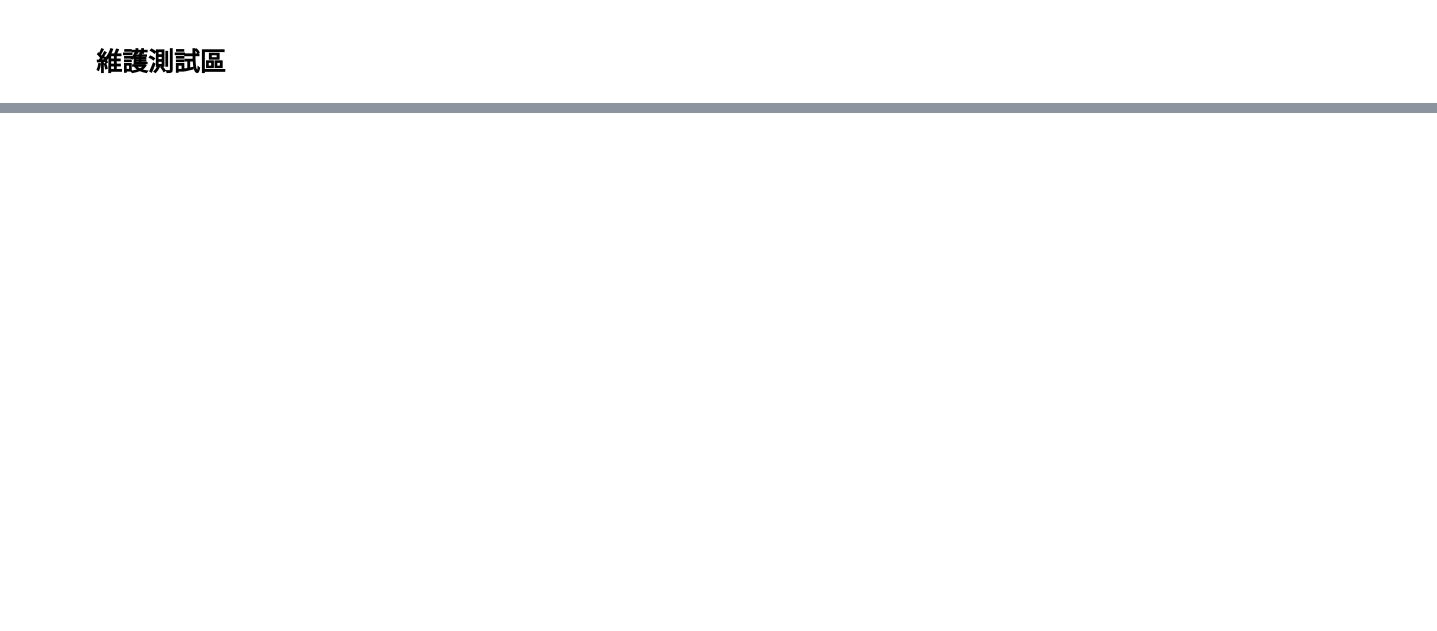
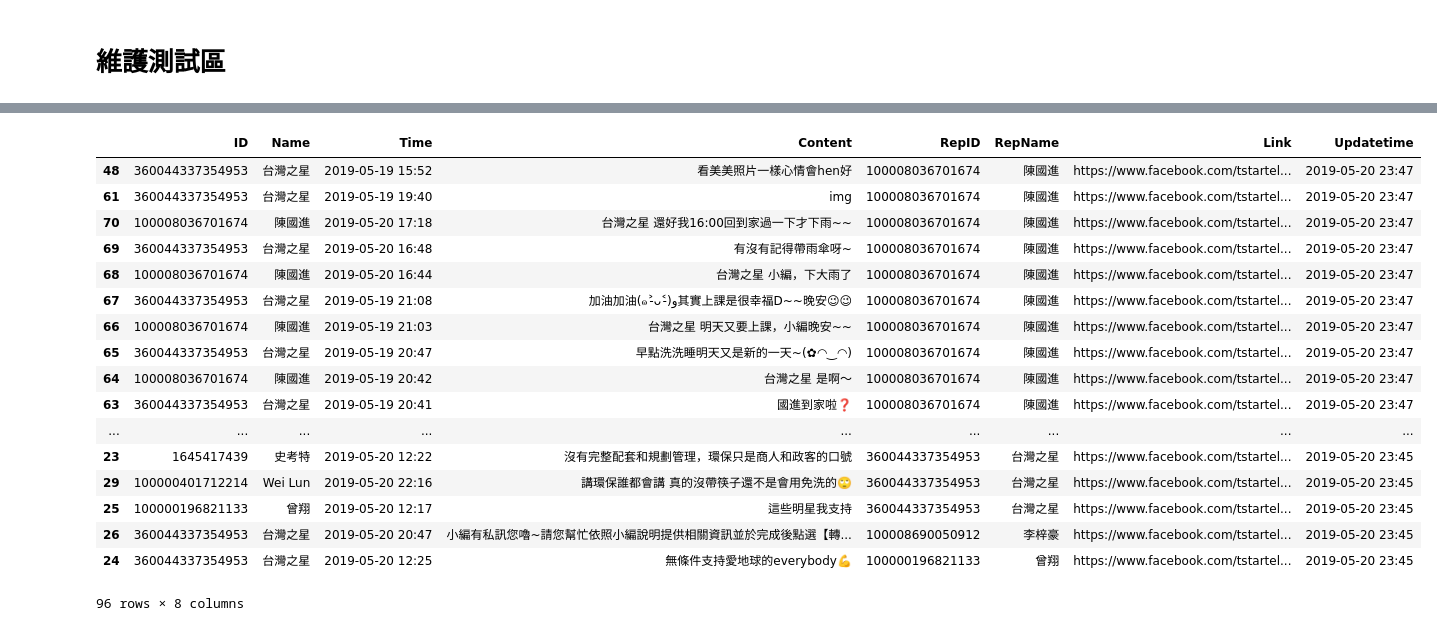
Before and after one commit to tlyu0419/FacebookCrawler, a Jupyter notebook: Facebook.ipynb, the cells around one changed output, grey strips where cells are left out. Saved outputs shown, nothing was run; the diff lists cells and outputs as text; code cells hidden in the pictures; blank space fills up the shorter version.

```diff
--- a/Facebook.ipynb
+++ b/Facebook.ipynb
@@ -1240,3 +1240,18 @@ Posts.to_excel('C:/Users/TL_Yu/Desktop/Posts.xlsx')
 Comments.to_excel('C:/Users/TL_Yu/Desktop/Comments.xlsx')
 # %% [markdown]
 # 維護測試區
+# %%
+try:
+    Posts = pd.read_pickle('C:/Users/TL_Yu/Desktop/Posts.plk')
+except:
+    Posts = pd.DataFrame(columns=['Name', 'ID', 'Time', 'Content', 'CommentCounts', 'Shares', 'Like', 'Love', 'Haha', 'Wow', 'Sad', 'Angry', 'Updatetime', 'Link'])
+try:
+    Comments = pd.read_pickle('C:/Users/TL_Yu/Desktop/Comments.plk')
+except:
+    Comments = pd.DataFrame(columns = ['ID', 'Name', 'Time', 'Content', 'RepID', 'RepName','Link', 'Updatetime'])
+
+urls = ['https://www.facebook.com/tstartel/',
+        'https://www.facebook.com/chtmobile/',
+        'https://www.facebook.com/taiwanmobile/',
+        'https://www.facebook.com/fareastone/',
+        'https://www.facebook.com/Aptg.tw/']
@@ -1394,0 +1319,22 @@ IndentationError: expected an indented block (<ipython-input-38-c69182ca96aa>, l
+# %%
+Comments = UpdateData(DateFrame_o = Comments,DateFrame_n = nComments)
+Comments
+# %% [output]
+|  | ID | Name | Time | Content | RepID | RepName | Link | Updatetime |
+| 48 | 360044337354953 | 台灣之星 | 2019-05-19 15:52 | 看美美照片一樣心情會hen好 | 100008036701674 | 陳國進 | https://www.facebook.com/tstartel... | 2019-05-20 23:47 |
+| 61 | 360044337354953 | 台灣之星 | 2019-05-19 19:40 | img | 100008036701674 | 陳國進 | https://www.facebook.com/tstartel... | 2019-05-20 23:47 |
+| 70 | 100008036701674 | 陳國進 | 2019-05-20 17:18 | 台灣之星 還好我16:00回到家過一下才下雨~~ | 100008036701674 | 陳國進 | https://www.facebook.com/tstartel... | 2019-05-20 23:47 |
+| 69 | 360044337354953 | 台灣之星 | 2019-05-20 16:48 | 有沒有記得帶雨傘呀~ | 100008036701674 | 陳國進 | https://www.facebook.com/tstartel... | 2019-05-20 23:47 |
+| 68 | 100008036701674 | 陳國進 | 2019-05-20 16:44 | 台灣之星 小編，下大雨了 | 100008036701674 | 陳國進 | https://www.facebook.com/tstartel... | 2019-05-20 23:47 |
+| 67 | 360044337354953 | 台灣之星 | 2019-05-19 21:08 | 加油加油(๑˃̵ᴗ˂̵)ﻭ其實上課是很幸福D~~晚安😉😉 | 100008036701674 | 陳國進 | https://www.facebook.com/tstartel... | 2019-05-20 23:47 |
+| 66 | 100008036701674 | 陳國進 | 2019-05-19 21:03 | 台灣之星 明天又要上課，小編晚安~~ | 100008036701674 | 陳國進 | https://www.facebook.com/tstartel... | 2019-05-20 23:47 |
+| 65 | 360044337354953 | 台灣之星 | 2019-05-19 20:47 | 早點洗洗睡明天又是新的一天~(✿◠‿◠) | 100008036701674 | 陳國進 | https://www.facebook.com/tstartel... | 2019-05-20 23:47 |
+| 64 | 100008036701674 | 陳國進 | 2019-05-19 20:42 | 台灣之星 是啊～ | 100008036701674 | 陳國進 | https://www.facebook.com/tstartel... | 2019-05-20 23:47 |
+| 63 | 360044337354953 | 台灣之星 | 2019-05-19 20:41 | 國進到家啦❓ | 100008036701674 | 陳國進 | https://www.facebook.com/tstartel... | 2019-05-20 23:47 |
+| ... | ... | ... | ... | ... | ... | ... | ... | ... |
+| 23 | 1645417439 | 史考特 | 2019-05-20 12:22 | 沒有完整配套和規劃管理，環保只是商人和政客的口號 | 360044337354953 | 台灣之星 | https://www.facebook.com/tstartel... | 2019-05-20 23:45 |
+| 29 | 100000401712214 | Wei Lun | 2019-05-20 22:16 | 講環保誰都會講 真的沒帶筷子還不是會用免洗的🙄 | 360044337354953 | 台灣之星 | https://www.facebook.com/tstartel... | 2019-05-20 23:45 |
+| 25 | 100000196821133 | 曾翔 | 2019-05-20 12:17 | 這些明星我支持 | 360044337354953 | 台灣之星 | https://www.facebook.com/tstartel... | 2019-05-20 23:45 |
+| 26 | 360044337354953 | 台灣之星 | 2019-05-20 20:47 | 小編有私訊您嚕~請您幫忙依照小編說明提供相關資訊並於完成後點選【轉... | 100008690050912 | 李梓豪 | https://www.facebook.com/tstartel... | 2019-05-20 23:45 |
+| 24 | 360044337354953 | 台灣之星 | 2019-05-20 12:25 | 無條件支持愛地球的everybody💪 | 100000196821133 | 曾翔 | https://www.facebook.com/tstartel... | 2019-05-20 23:45 |
+96 rows × 8 columns
```
Also changed, not shown: parts of 25 cells of this notebook.
